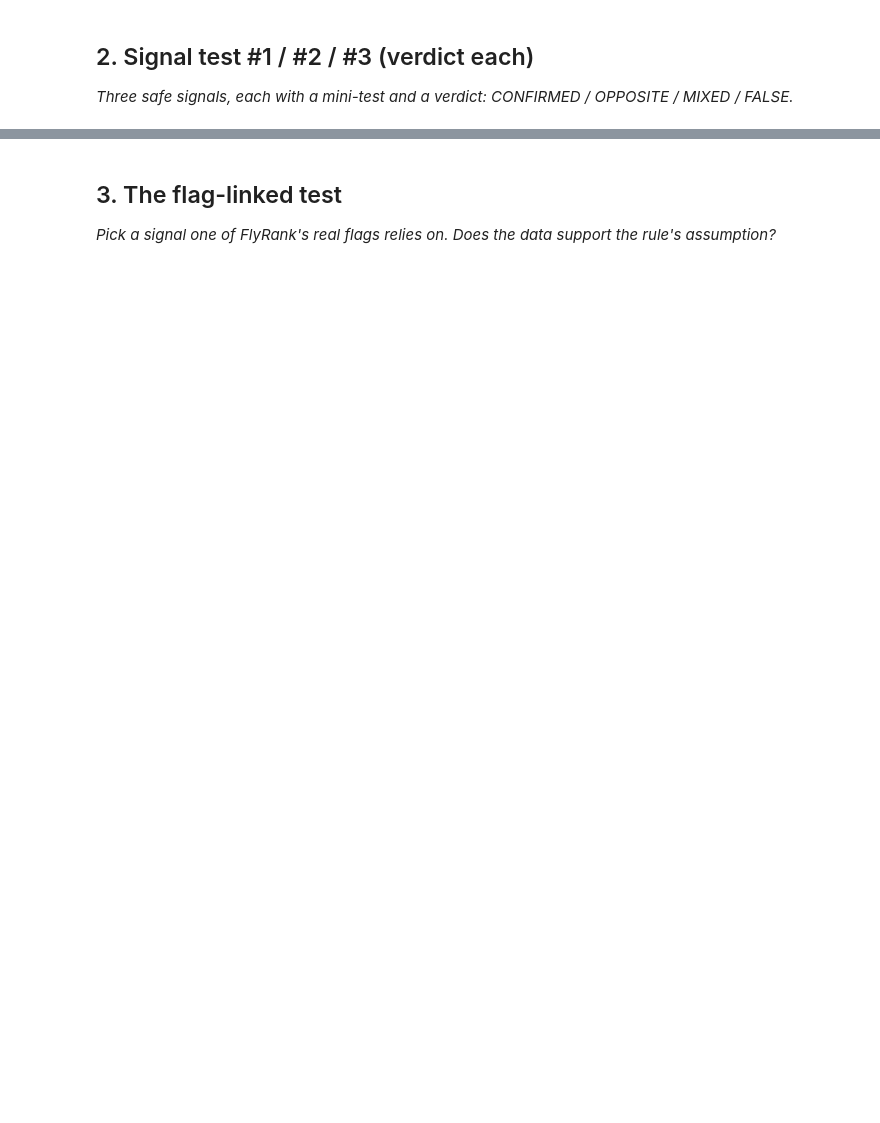
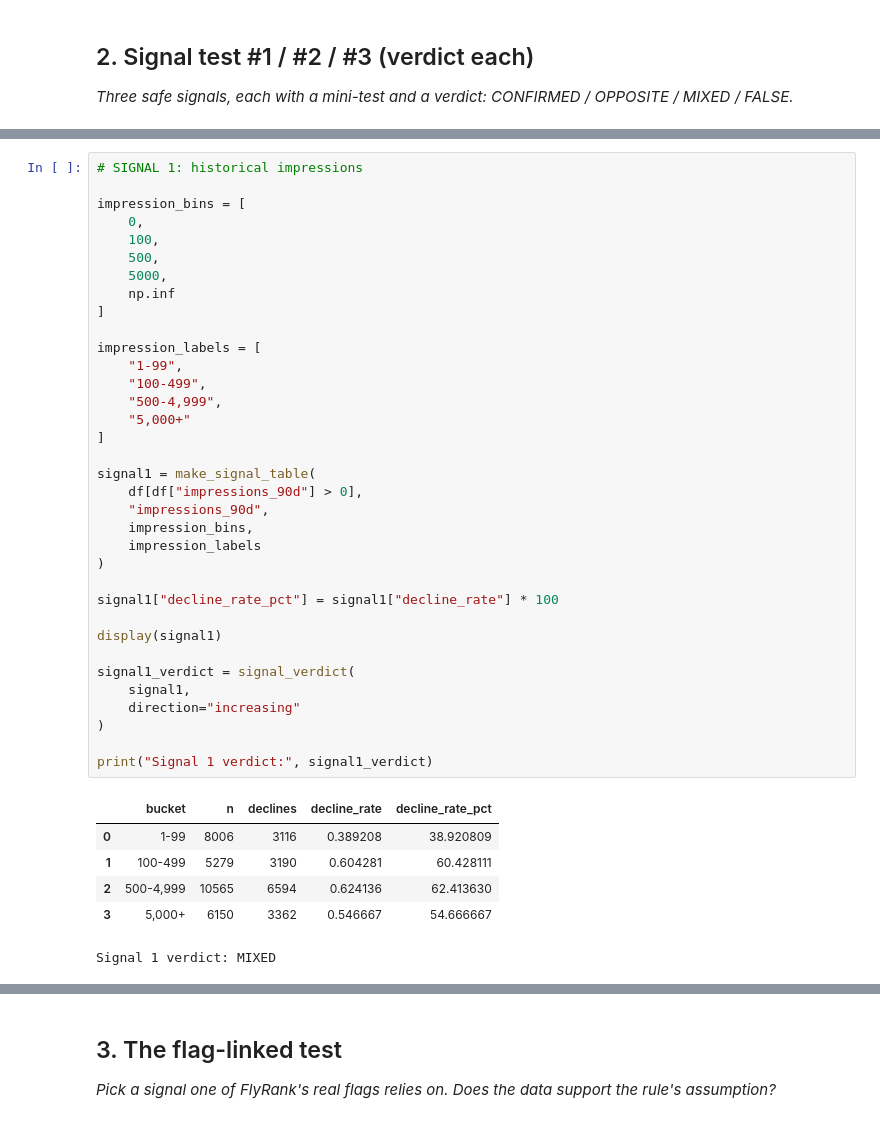
Before and after one commit to mkhlor006/Flyrank_internship_ML, a Jupyter notebook: work/notebooks/w04_signal_audit.ipynb, the cells around one changed output, grey strips where cells are left out. Drawn from its saved outputs; the diff is of its cells as text; blank space fills up the shorter version.

```diff
--- a/work/notebooks/w04_signal_audit.ipynb
+++ b/work/notebooks/w04_signal_audit.ipynb
@@ -22,0 +226,42 @@ This skeleton is yours to fill. Work the sections **in order** — each one has
+# %%
+# SIGNAL 1: historical impressions
+
+impression_bins = [
+    0,
+    100,
+    500,
+    5000,
+    np.inf
+]
+
+impression_labels = [
+    "1-99",
+    "100-499",
+    "500-4,999",
+    "5,000+"
+]
+
+signal1 = make_signal_table(
+    df[df["impressions_90d"] > 0],
+    "impressions_90d",
+    impression_bins,
+    impression_labels
+)
+
+signal1["decline_rate_pct"] = signal1["decline_rate"] * 100
+
+display(signal1)
+
+signal1_verdict = signal_verdict(
+    signal1,
+    direction="increasing"
+)
+
+print("Signal 1 verdict:", signal1_verdict)
+# %% [output]
+|  | bucket | n | declines | decline_rate | decline_rate_pct |
+| 0 | 1-99 | 8006 | 3116 | 0.389208 | 38.920809 |
+| 1 | 100-499 | 5279 | 3190 | 0.604281 | 60.428111 |
+| 2 | 500-4,999 | 10565 | 6594 | 0.624136 | 62.413630 |
+| 3 | 5,000+ | 6150 | 3362 | 0.546667 | 54.666667 |
+Signal 1 verdict: MIXED
```
Also changed, not shown: parts of 18 cells of this notebook.
